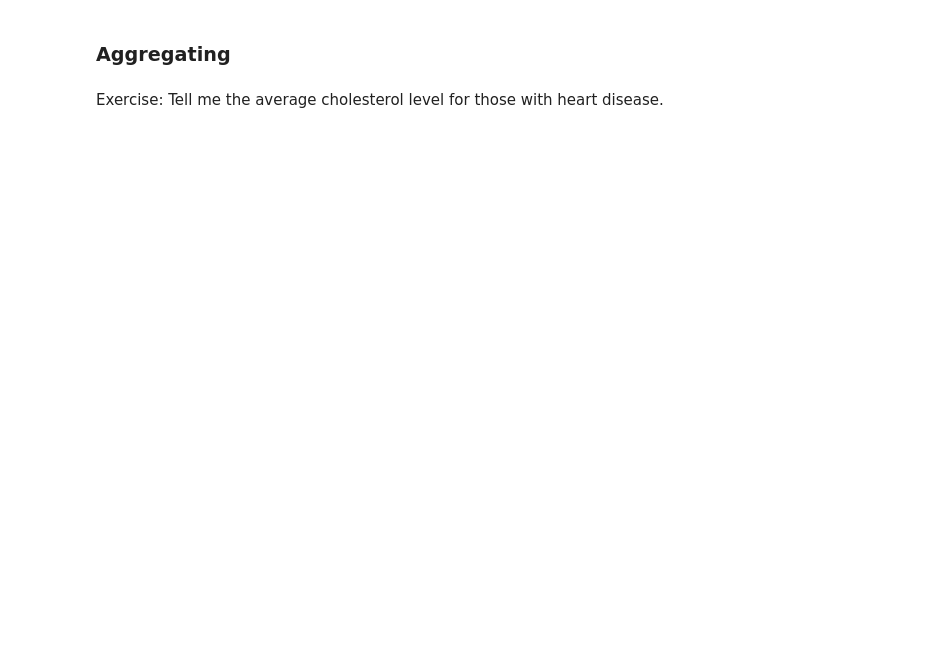
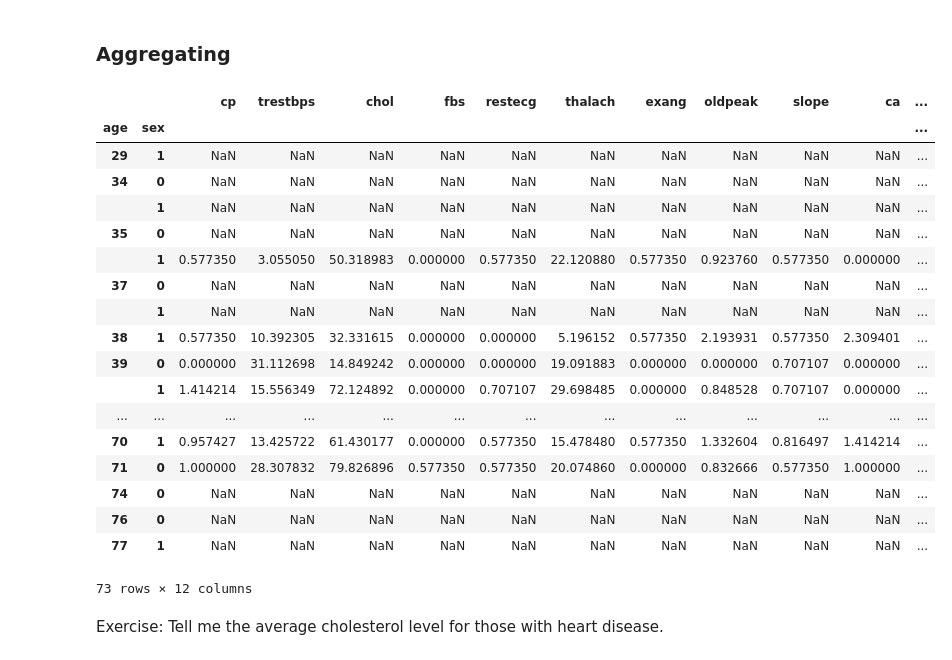
Before and after one commit to nateej1/dc_ds_06_03_19, a Jupyter notebook: module_1/week_2/day_1_manipulating_data_pandas/manipulating_data_with_pandas-Copy1.ipynb, the cells around one changed output. Cells and saved outputs as stored; diff of their text form; code cells hidden in the pictures; blank space fills up the shorter version.

```diff
--- a/module_1/week_2/day_1_manipulating_data_pandas/manipulating_data_with_pandas-Copy1.ipynb
+++ b/module_1/week_2/day_1_manipulating_data_pandas/manipulating_data_with_pandas-Copy1.ipynb
@@ -300,3 +417,29 @@ uci.groupby('sex').std()
+# %%
+uci.groupby('sex').std()
+
+#we can pass a list into groupby to group on multiply things simultaneously
+
+uci.groupby(['age','sex']).std()
+# %% [output]
+|  |  | cp | trestbps | chol | fbs | restecg | thalach | exang | oldpeak | slope | ca | ... |
+| age | sex |  |  |  |  |  |  |  |  |  |  | ... |
+| 29 | 1 | NaN | NaN | NaN | NaN | NaN | NaN | NaN | NaN | NaN | NaN | ... |
+| 34 | 0 | NaN | NaN | NaN | NaN | NaN | NaN | NaN | NaN | NaN | NaN | ... |
+|  | 1 | NaN | NaN | NaN | NaN | NaN | NaN | NaN | NaN | NaN | NaN | ... |
+| 35 | 0 | NaN | NaN | NaN | NaN | NaN | NaN | NaN | NaN | NaN | NaN | ... |
+|  | 1 | 0.577350 | 3.055050 | 50.318983 | 0.000000 | 0.577350 | 22.120880 | 0.577350 | 0.923760 | 0.577350 | 0.000000 | ... |
+| 37 | 0 | NaN | NaN | NaN | NaN | NaN | NaN | NaN | NaN | NaN | NaN | ... |
+|  | 1 | NaN | NaN | NaN | NaN | NaN | NaN | NaN | NaN | NaN | NaN | ... |
+| 38 | 1 | 0.577350 | 10.392305 | 32.331615 | 0.000000 | 0.000000 | 5.196152 | 0.577350 | 2.193931 | 0.577350 | 2.309401 | ... |
+| 39 | 0 | 0.000000 | 31.112698 | 14.849242 | 0.000000 | 0.000000 | 19.091883 | 0.000000 | 0.000000 | 0.707107 | 0.000000 | ... |
+|  | 1 | 1.414214 | 15.556349 | 72.124892 | 0.000000 | 0.707107 | 29.698485 | 0.000000 | 0.848528 | 0.707107 | 0.000000 | ... |
+| ... | ... | ... | ... | ... | ... | ... | ... | ... | ... | ... | ... | ... |
+| 70 | 1 | 0.957427 | 13.425722 | 61.430177 | 0.000000 | 0.577350 | 15.478480 | 0.577350 | 1.332604 | 0.816497 | 1.414214 | ... |
+| 71 | 0 | 1.000000 | 28.307832 | 79.826896 | 0.577350 | 0.577350 | 20.074860 | 0.000000 | 0.832666 | 0.577350 | 1.000000 | ... |
+| 74 | 0 | NaN | NaN | NaN | NaN | NaN | NaN | NaN | NaN | NaN | NaN | ... |
+| 76 | 0 | NaN | NaN | NaN | NaN | NaN | NaN | NaN | NaN | NaN | NaN | ... |
+| 77 | 1 | NaN | NaN | NaN | NaN | NaN | NaN | NaN | NaN | NaN | NaN | ... |
+73 rows × 12 columns
 # %% [markdown]
 Exercise: Tell me the average cholesterol level for those with heart disease.
 # %%
```
Also changed, not shown: parts of 15 cells of this notebook, 1 other file.
